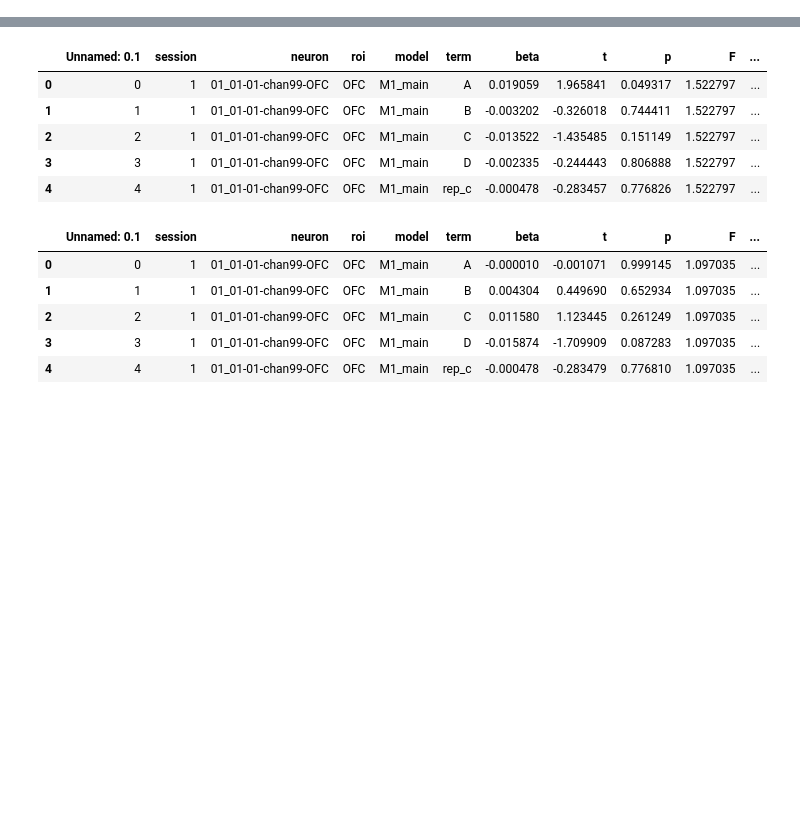
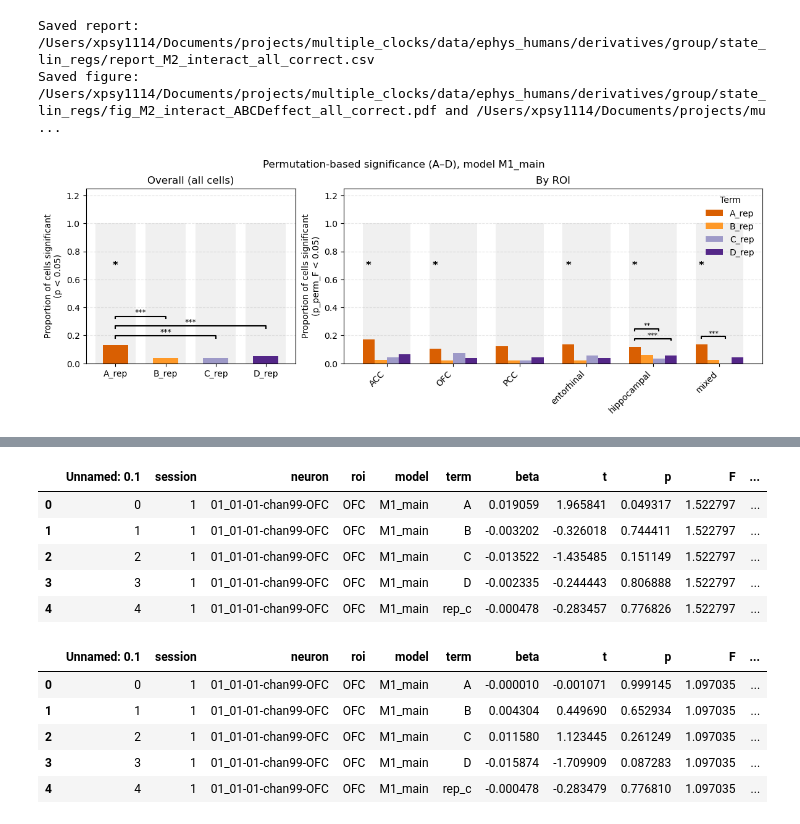
Before and after one commit to skuechenhoff/multiple_clocks_repo, a Jupyter notebook: scripts/State_playground.ipynb, the cells around one changed output, grey strips where cells are left out. Cells and saved outputs as stored; diff of their text form; code cells hidden in the pictures; blank space fills up the shorter version.

```diff
--- a/scripts/State_playground.ipynb
+++ b/scripts/State_playground.ipynb
@@ -336,0 +434,7 @@ def plot_perm_significance_interaction_ABCD_cells(df):
+# %%
+# note that here, once cell can be significant in several terms/interactions.
+plot_perm_significance_ABCD_cells(p_perm, result_dir=f"{source_dir}/group/state_lin_regs", terms = ['A_rep','B_rep','C_rep', 'D_rep'], model = "M2_interact")
+# %% [output]
+Saved report: /Users/xpsy1114/Documents/projects/multiple_clocks/data/ephys_humans/derivatives/group/state_lin_regs/report_M2_interact_all_correct.csv
+Saved figure: /Users/xpsy1114/Documents/projects/multiple_clocks/data/ephys_humans/derivatives/group/state_lin_regs/fig_M2_interact_ABCDeffect_all_correct.pdf and /Users/xpsy1114/Documents/projects/mu ...
+[figure, added]
```
Also changed, not shown: parts of 18 cells of this notebook, 2 other files.
